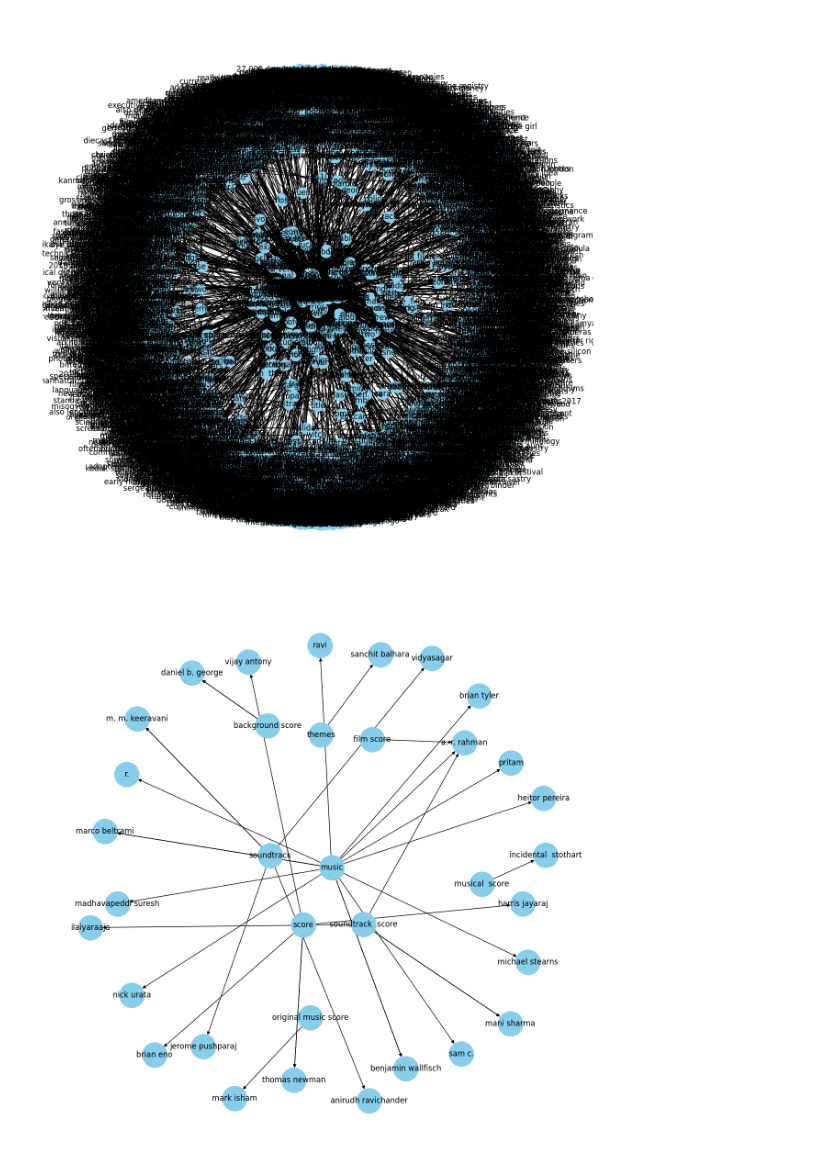
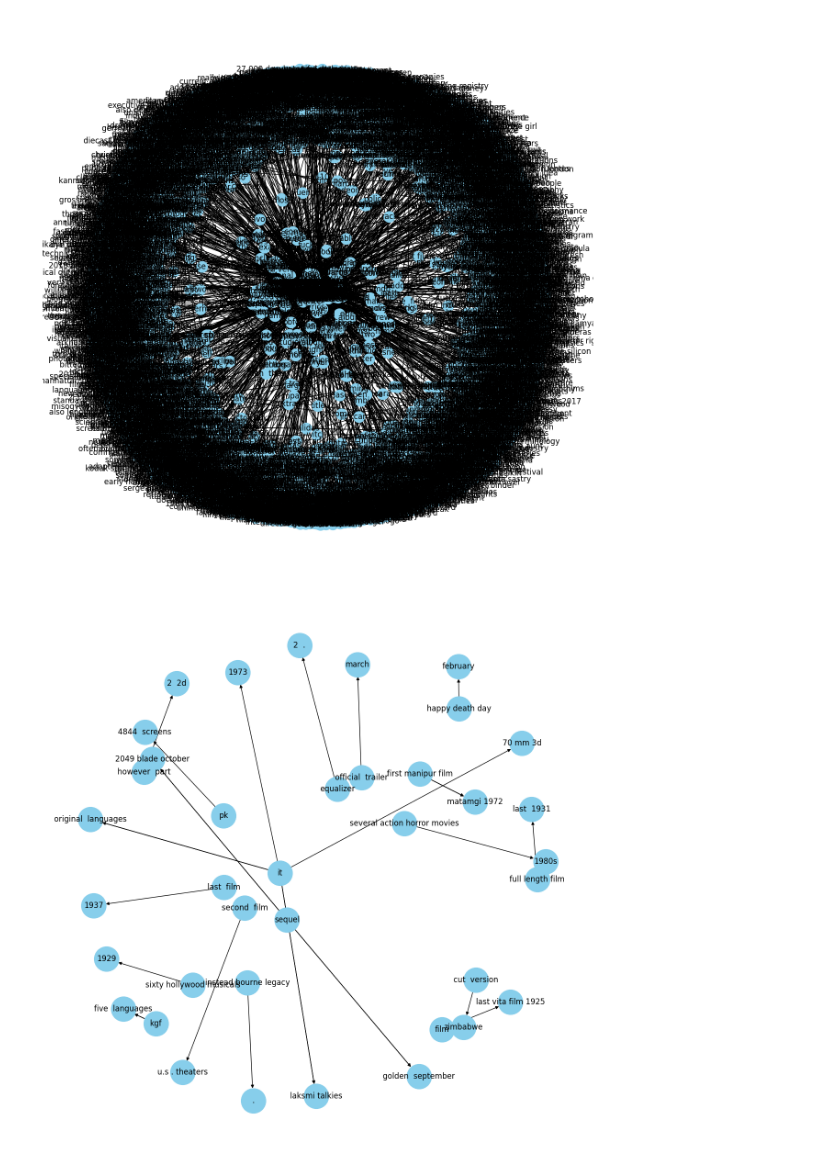
Before and after one commit to smit-shah-x38/llm, a Jupyter notebook: know.ipynb, the cells around one changed output. Saved outputs shown, nothing was run; the diff lists cells and outputs as text; code cells hidden in the pictures.

```diff
--- a/know.ipynb
+++ b/know.ipynb
@@ -192,12 +192,12 @@ plt.show()
 # %% [output]
 [figure]
 # %%
-G=nx.from_pandas_edgelist(kg_df[kg_df['edge']=="composed by"], "source", "target",
+G=nx.from_pandas_edgelist(kg_df[kg_df['edge']=="released in"], "source", "target",
                           edge_attr=True, create_using=nx.MultiDiGraph())
 
 plt.figure(figsize=(12,12))
 pos = nx.spring_layout(G, k = 0.5) # k regulates the distance between nodes
 nx.draw(G, with_labels=True, node_color='skyblue', node_size=1500, edge_cmap=plt.cm.Blues, pos = pos)
 plt.show()
 # %% [output]
-[figure, old version]
+[figure, new version]
```
Also changed, not shown: parts of 2 cells of this notebook.
